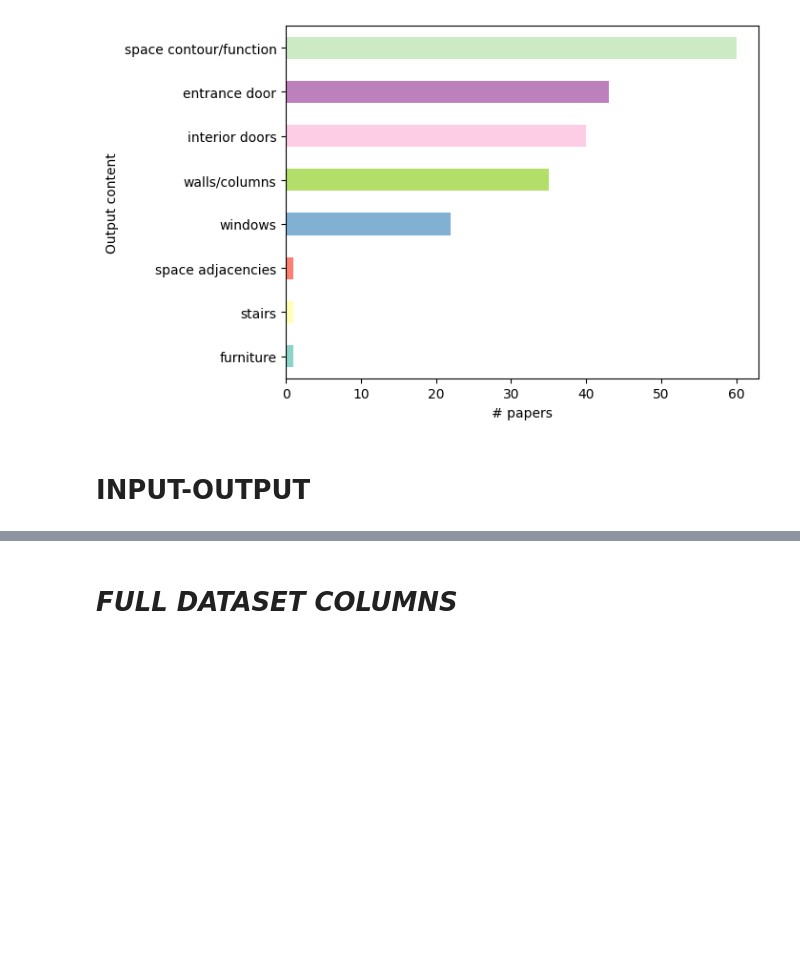
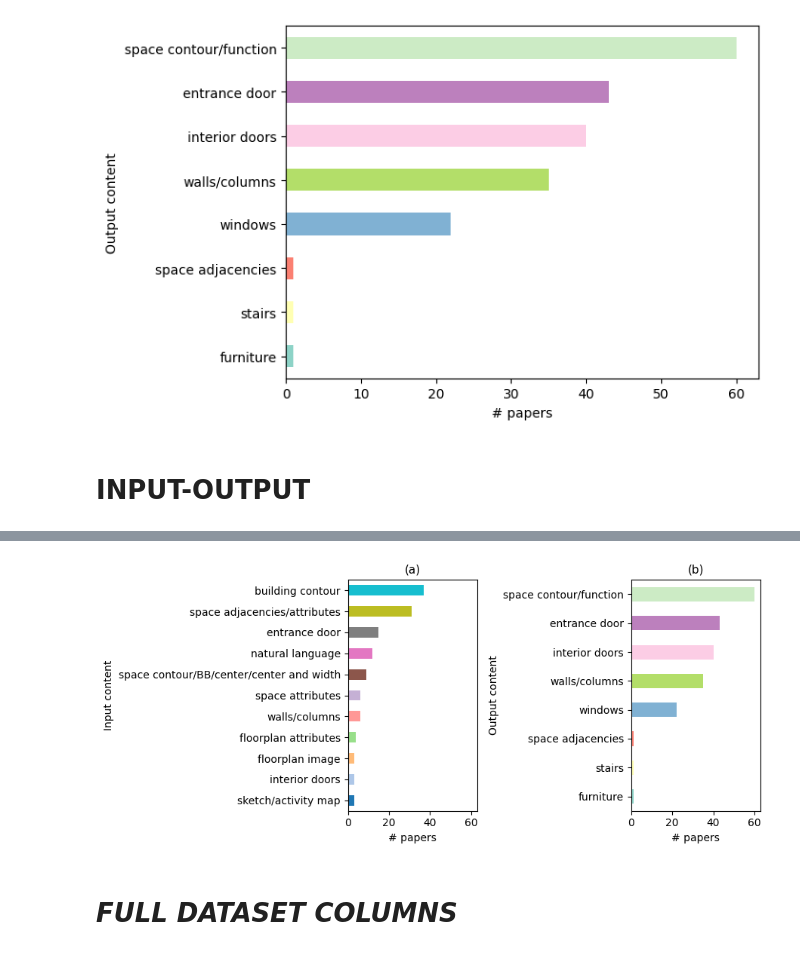
Before and after one commit to gal-dmitry/SystematicReview, a Jupyter notebook: SYNTHESIS_02.ipynb, the cells around one changed output, grey strips where cells are left out. Cells and saved outputs as stored; diff of their text form; code cells hidden in the pictures; blank space fills up the shorter version.

```diff
--- a/SYNTHESIS_02.ipynb
+++ b/SYNTHESIS_02.ipynb
@@ -506,3 +537,7 @@ plot_output_content(df_model)
+# %%
+plot_input_output_content(df_model)
+# %% [output]
+[figure, added]
 # %% [markdown]
 # *FULL DATASET COLUMNS*
 # %% [markdown]
```
Also changed, not shown: parts of 5 cells of this notebook.
